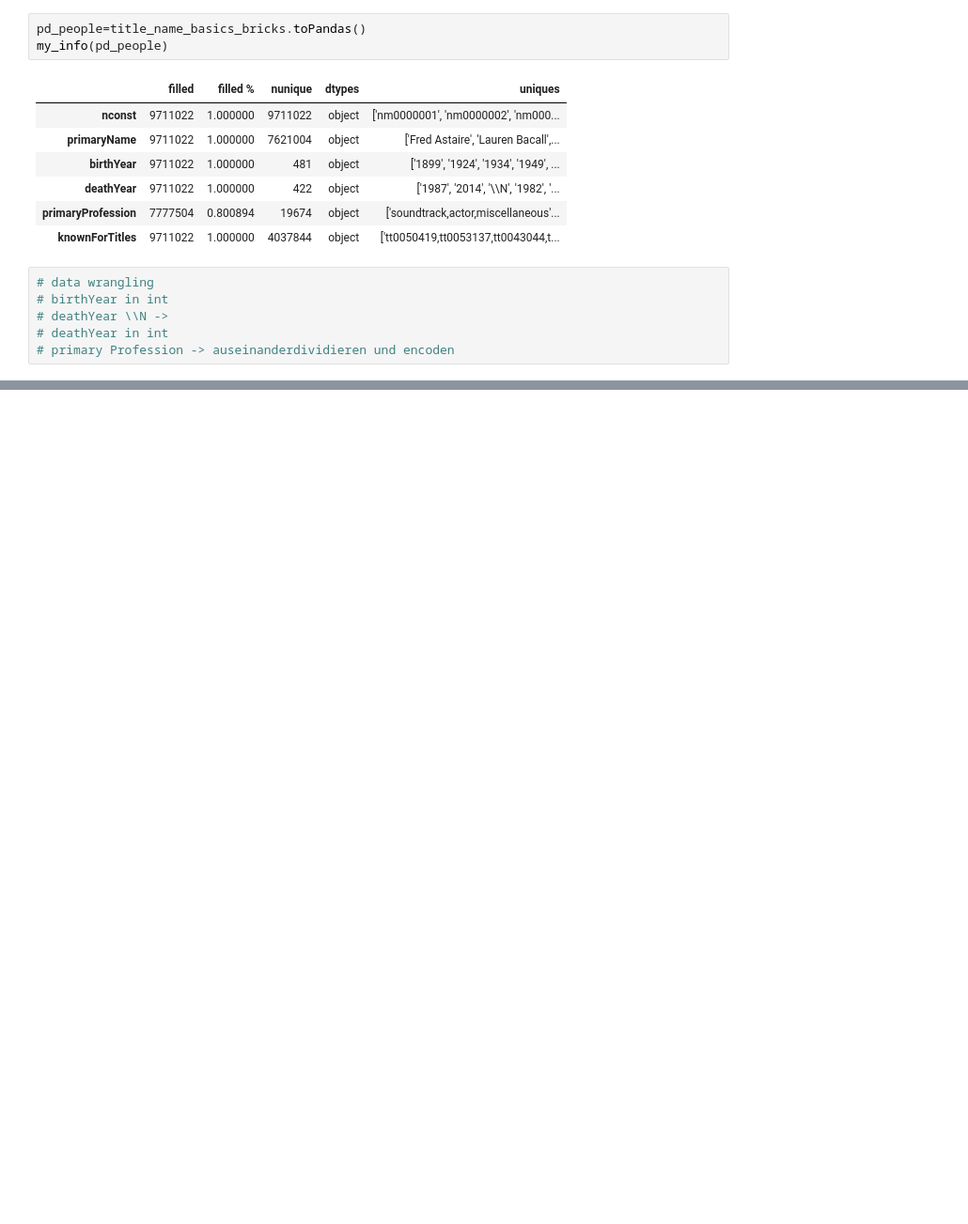
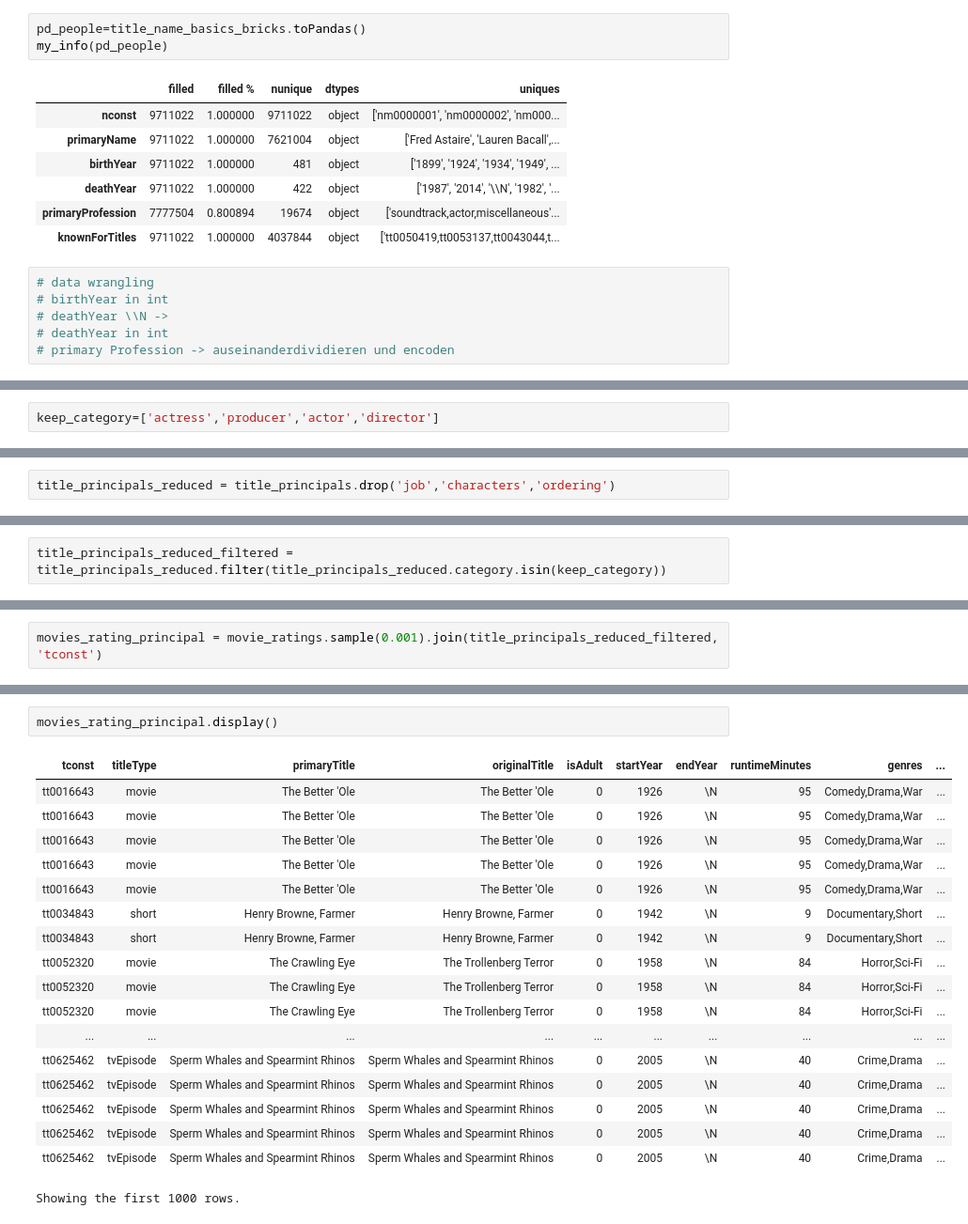
Before and after one commit to julia105/Movie-Project, a Jupyter notebook: Project Movie.ipynb, the cells around one changed output, grey strips where cells are left out. Shown at 94% size. Cells and saved outputs as stored; diff of their text form; blank space fills up the shorter version.

```diff
--- a/Project Movie.ipynb
+++ b/Project Movie.ipynb
@@ -340,0 +374,2 @@ title_principals_bricks.groupBy(col('category')).agg({"tconst":"count"}).show()
+# %%
+keep_category=['actress','producer','actor','director']
@@ -340,0 +395,2 @@ title_principals_bricks.groupBy(col('category')).agg({"tconst":"count"}).show()
+# %%
+title_principals_reduced = title_principals.drop('job','characters','ordering')
@@ -340,0 +403,2 @@ title_principals_bricks.groupBy(col('category')).agg({"tconst":"count"}).show()
+# %%
+title_principals_reduced_filtered = title_principals_reduced.filter(title_principals_reduced.category.isin(keep_category))
@@ -340,0 +411,2 @@ title_principals_bricks.groupBy(col('category')).agg({"tconst":"count"}).show()
+# %%
+movies_rating_principal = movie_ratings.sample(0.001).join(title_principals_reduced_filtered, 'tconst')
@@ -340,0 +419,21 @@ title_principals_bricks.groupBy(col('category')).agg({"tconst":"count"}).show()
+# %%
+movies_rating_principal.display()
+# %% [output]
+| tconst | titleType | primaryTitle | originalTitle | isAdult | startYear | endYear | runtimeMinutes | genres | ... |
+| tt0016643 | movie | The Better 'Ole | The Better 'Ole | 0 | 1926 | \N | 95 | Comedy,Drama,War | ... |
+| tt0016643 | movie | The Better 'Ole | The Better 'Ole | 0 | 1926 | \N | 95 | Comedy,Drama,War | ... |
+| tt0016643 | movie | The Better 'Ole | The Better 'Ole | 0 | 1926 | \N | 95 | Comedy,Drama,War | ... |
+| tt0016643 | movie | The Better 'Ole | The Better 'Ole | 0 | 1926 | \N | 95 | Comedy,Drama,War | ... |
+| tt0016643 | movie | The Better 'Ole | The Better 'Ole | 0 | 1926 | \N | 95 | Comedy,Drama,War | ... |
+| tt0034843 | short | Henry Browne, Farmer | Henry Browne, Farmer | 0 | 1942 | \N | 9 | Documentary,Short | ... |
+| tt0034843 | short | Henry Browne, Farmer | Henry Browne, Farmer | 0 | 1942 | \N | 9 | Documentary,Short | ... |
+| tt0052320 | movie | The Crawling Eye | The Trollenberg Terror | 0 | 1958 | \N | 84 | Horror,Sci-Fi | ... |
+| tt0052320 | movie | The Crawling Eye | The Trollenberg Terror | 0 | 1958 | \N | 84 | Horror,Sci-Fi | ... |
+| tt0052320 | movie | The Crawling Eye | The Trollenberg Terror | 0 | 1958 | \N | 84 | Horror,Sci-Fi | ... |
+| ... | ... | ... | ... | ... | ... | ... | ... | ... | ... |
+| tt0625462 | tvEpisode | Sperm Whales and Spearmint Rhinos | Sperm Whales and Spearmint Rhinos | 0 | 2005 | \N | 40 | Crime,Drama | ... |
+| tt0625462 | tvEpisode | Sperm Whales and Spearmint Rhinos | Sperm Whales and Spearmint Rhinos | 0 | 2005 | \N | 40 | Crime,Drama | ... |
+| tt0625462 | tvEpisode | Sperm Whales and Spearmint Rhinos | Sperm Whales and Spearmint Rhinos | 0 | 2005 | \N | 40 | Crime,Drama | ... |
+| tt0625462 | tvEpisode | Sperm Whales and Spearmint Rhinos | Sperm Whales and Spearmint Rhinos | 0 | 2005 | \N | 40 | Crime,Drama | ... |
+| tt0625462 | tvEpisode | Sperm Whales and Spearmint Rhinos | Sperm Whales and Spearmint Rhinos | 0 | 2005 | \N | 40 | Crime,Drama | ... |
+Showing the first 1000 rows.
```
Also changed, not shown: parts of 79 cells of this notebook.
